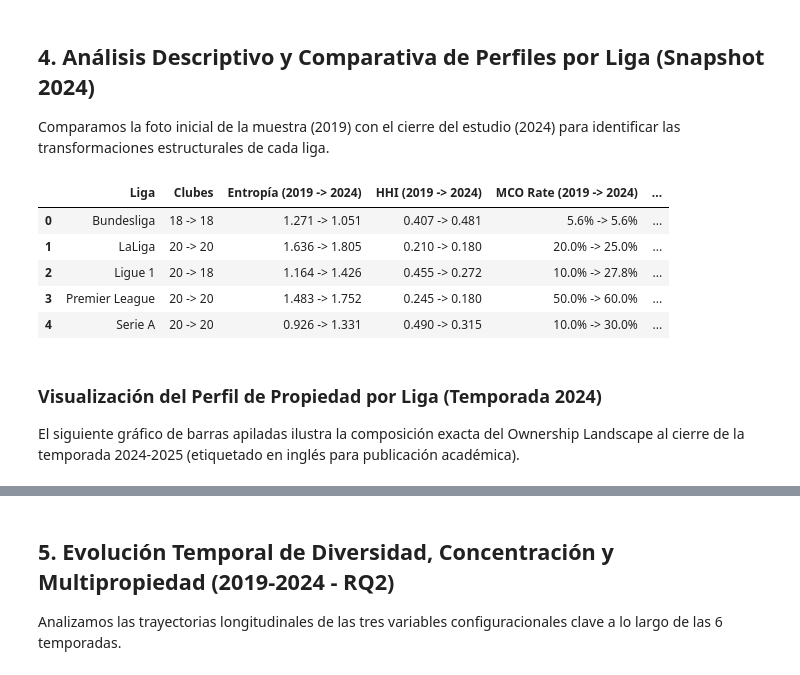
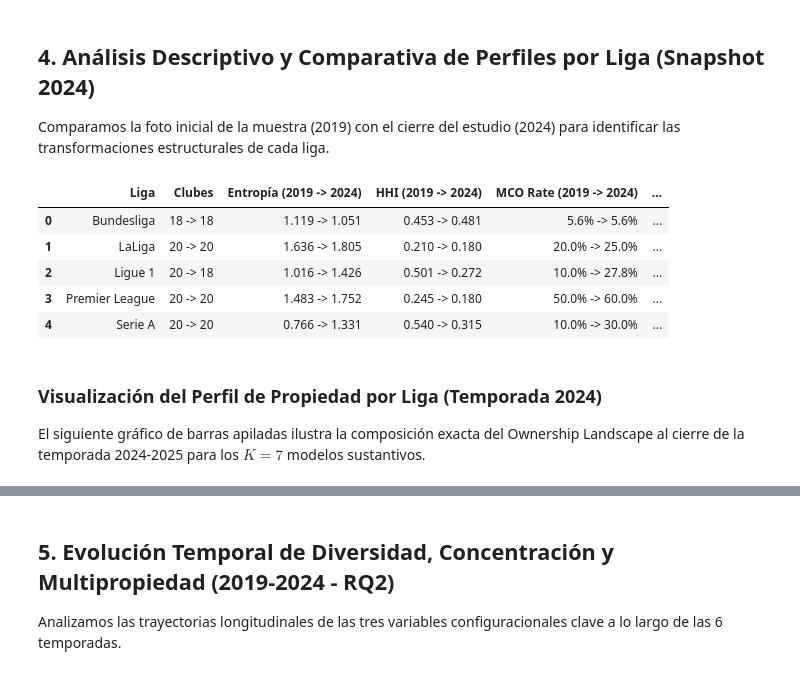
Before and after one commit to Vacek-Ace/OwnershipLandscape, a Jupyter notebook: notebooks/Analisis_Ownership_Landscape_Dinamico.ipynb, the cells around one changed output, grey strips where cells are left out. Cells and saved outputs as stored; diff of their text form; code cells hidden in the pictures.

```diff
--- a/notebooks/Analisis_Ownership_Landscape_Dinamico.ipynb
+++ b/notebooks/Analisis_Ownership_Landscape_Dinamico.ipynb
@@ -113,13 +167,13 @@ A partir de la distribución de clubes en cada liga-temporada, calculamos las m
 4. **Tasa de Multipropiedad ($MCO\ Rate$)**: Proporción de clubes integrados en redes multipropiedad transnacionales.
 5. **Tasa de Vínculo Estatal ($State\ Link\ Rate$)**: Proporción de clubes con vínculos geopolíticos soberanos.
 # %%
-# Cargar la matriz agregada liga-temporada
+# Cargar la matriz agregada liga-temporada de K=7 modelos
 df_ol = pd.read_csv('../data/dynamic_ownership_landscape.csv')
 
 models = [
     'member-owned', 'domestic private', 'foreign private',
     'investment fund', 'hybrid', 'corporate-MCO',
-    'state-linked', 'unknown'
+    'state-linked'
 ]
 
 print(f"Matriz de Ownership Landscape: {df_ol.shape[0]} observaciones (5 ligas x 6 temporadas)")
@@ -144,37 +198,37 @@ Comparamos la foto inicial de la muestra (2019) con el cierre del estudio (2024)
 # %%
 # Tabla comparativa 2019 vs 2024
 summary_table = []
 for league in sorted(df_ol['league'].unique()):
     row_19 = df_ol[(df_ol['league'] == league) & (df_ol['season'] == 2019)].iloc[0]
     row_24 = df_ol[(df_ol['league'] == league) & (df_ol['season'] == 2024)].iloc[0]
 
     # Encontrar modelo dominante en 2024
     props_24 = {m: row_24[f'prop_{m}'] for m in models}
     dom_mod = max(props_24, key=props_24.get)
     dom_pct = props_24[dom_mod] * 100
 
     summary_table.append({
         'Liga': league,
-        'Clubes': f"{row_19['n_clubs']} -> {row_24['n_clubs']}",
+        'Clubes': f"{int(row_19['n_clubs'])} -> {int(row_24['n_clubs'])}",
         'Entropía (2019 -> 2024)': f"{row_19['entropy']:.3f} -> {row_24['entropy']:.3f}",
         'HHI (2019 -> 2024)': f"{row_19['hhi']:.3f} -> {row_24['hhi']:.3f}",
         'MCO Rate (2019 -> 2024)': f"{row_19['mco_rate']*100:.1f}% -> {row_24['mco_rate']*100:.1f}%",
         'State Link (2019 -> 2024)': f"{row_19['state_link_rate']*100:.1f}% -> {row_24['state_link_rate']*100:.1f}%",
         'Modelo Dominante 2024': f"{dom_mod} ({dom_pct:.1f}%)"
     })
 
 pd.DataFrame(summary_table)
 # %% [output]
 |  | Liga | Clubes | Entropía (2019 -> 2024) | HHI (2019 -> 2024) | MCO Rate (2019 -> 2024) | ... |
-| 0 | Bundesliga | 18 -> 18 | 1.271 -> 1.051 | 0.407 -> 0.481 | 5.6% -> 5.6% | ... |
+| 0 | Bundesliga | 18 -> 18 | 1.119 -> 1.051 | 0.453 -> 0.481 | 5.6% -> 5.6% | ... |
 | 1 | LaLiga | 20 -> 20 | 1.636 -> 1.805 | 0.210 -> 0.180 | 20.0% -> 25.0% | ... |
-| 2 | Ligue 1 | 20 -> 18 | 1.164 -> 1.426 | 0.455 -> 0.272 | 10.0% -> 27.8% | ... |
+| 2 | Ligue 1 | 20 -> 18 | 1.016 -> 1.426 | 0.501 -> 0.272 | 10.0% -> 27.8% | ... |
 | 3 | Premier League | 20 -> 20 | 1.483 -> 1.752 | 0.245 -> 0.180 | 50.0% -> 60.0% | ... |
-| 4 | Serie A | 20 -> 20 | 0.926 -> 1.331 | 0.490 -> 0.315 | 10.0% -> 30.0% | ... |
+| 4 | Serie A | 20 -> 20 | 0.766 -> 1.331 | 0.540 -> 0.315 | 10.0% -> 30.0% | ... |
 # %% [markdown]
 ### Visualización del Perfil de Propiedad por Liga (Temporada 2024)
 
-El siguiente gráfico de barras apiladas ilustra la composición exacta del Ownership Landscape al cierre de la temporada 2024-2025 (etiquetado en inglés para publicación académica).
+El siguiente gráfico de barras apiladas ilustra la composición exacta del Ownership Landscape al cierre de la temporada 2024-2025 para los $K=7$ modelos sustantivos.
 # %%
 df_2024 = df_ol[df_ol['season'] == 2024].copy().sort_values('league', ascending=False)
 prop_cols = [f'prop_{m}' for m in models]
```
Also changed, not shown: parts of 23 cells of this notebook, 21 other files.
